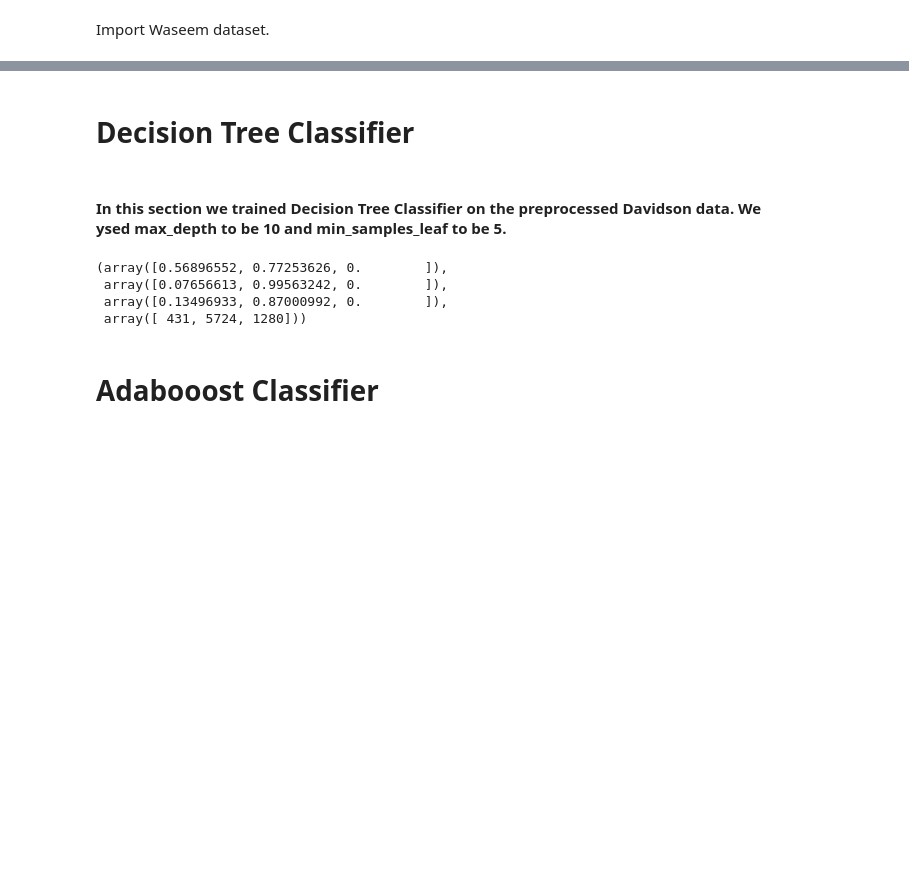
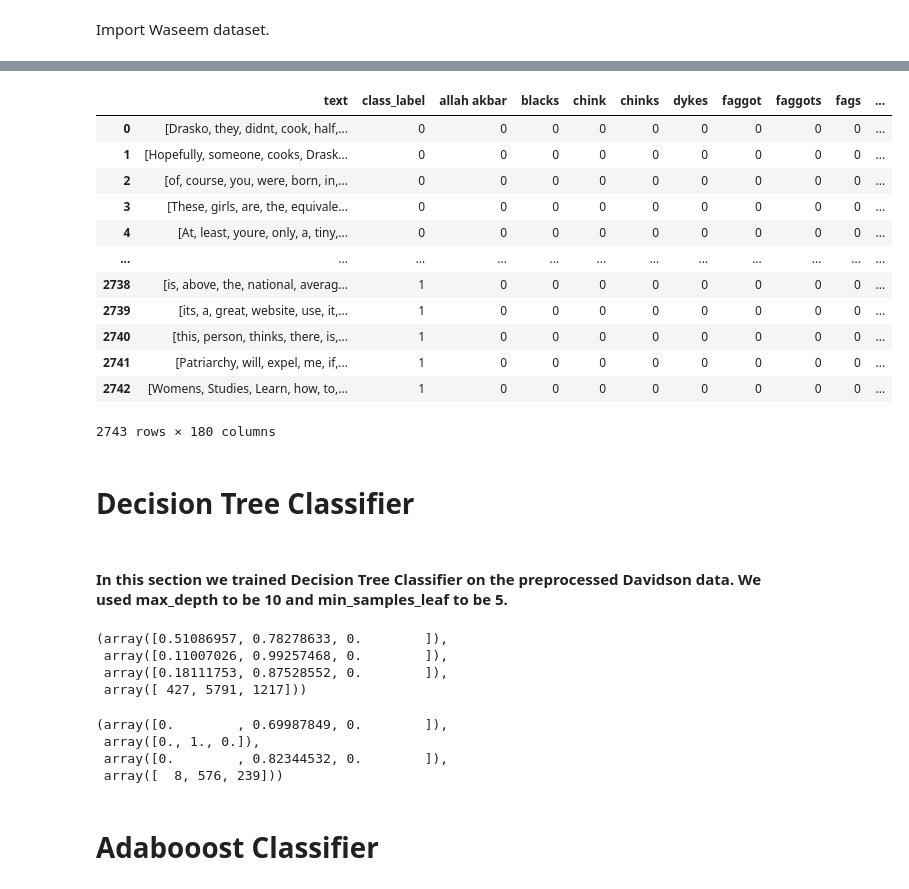
Before and after one commit to zuziamatysiak/cis419-hate-speech, a Jupyter notebook: colab notebooks/CIS_419_Project.ipynb, the cells around one changed output, grey strips where cells are left out. Cells and saved outputs as stored; diff of their text form; code cells hidden in the pictures; blank space fills up the shorter version.

```diff
--- a/colab notebooks/CIS_419_Project.ipynb
+++ b/colab notebooks/CIS_419_Project.ipynb
@@ -50,7 +49,8 @@ def tokenize_method1(df, col_name):
    return df
 # %%
 url_hate_speech_data = "https://raw.githubusercontent.com/t-davidson/hate-speech-and-offensive-language/master/data/labeled_data.csv"
-df_davidson = preprocessing_method1(url_hate_speech_data, "tweet")
+df_davidson = pd.read_csv(url_hate_speech_data)
+df_davidson = preprocessing_method1(df_davidson, "tweet")
 df_davidson
 # %% [output]
 |  | count | hate_speech | offensive_language | neither | class | tweet |
@@ -123,0 +132,5 @@ df_waseem
+# %%
+df_waseem['class_label'].loc[(df_waseem['class_label'] == "racism")] = 0
+df_waseem['class_label'].loc[(df_waseem['class_label'] == "sexism")] = 1
+df_waseem['class_label'].loc[(df_waseem['class_label'] == "none")] = 2
+df_waseem
@@ -124,10 +151,25 @@ df_waseem
 # %%
 for word in words:
   df_waseem[word] = df_waseem["text"].map(lambda x: 1 if word in x else 0)
+df_waseem
+# %% [output]
+|  | text | class_label | allah akbar | blacks | chink | chinks | dykes | faggot | faggots | fags | ... |
+| 0 | [Drasko, they, didnt, cook, half,... | 0 | 0 | 0 | 0 | 0 | 0 | 0 | 0 | 0 | ... |
+| 1 | [Hopefully, someone, cooks, Drask... | 0 | 0 | 0 | 0 | 0 | 0 | 0 | 0 | 0 | ... |
+| 2 | [of, course, you, were, born, in,... | 0 | 0 | 0 | 0 | 0 | 0 | 0 | 0 | 0 | ... |
+| 3 | [These, girls, are, the, equivale... | 0 | 0 | 0 | 0 | 0 | 0 | 0 | 0 | 0 | ... |
+| 4 | [At, least, youre, only, a, tiny,... | 0 | 0 | 0 | 0 | 0 | 0 | 0 | 0 | 0 | ... |
+| ... | ... | ... | ... | ... | ... | ... | ... | ... | ... | ... | ... |
+| 2738 | [is, above, the, national, averag... | 1 | 0 | 0 | 0 | 0 | 0 | 0 | 0 | 0 | ... |
+| 2739 | [its, a, great, website, use, it,... | 1 | 0 | 0 | 0 | 0 | 0 | 0 | 0 | 0 | ... |
+| 2740 | [this, person, thinks, there, is,... | 1 | 0 | 0 | 0 | 0 | 0 | 0 | 0 | 0 | ... |
+| 2741 | [Patriarchy, will, expel, me, if,... | 1 | 0 | 0 | 0 | 0 | 0 | 0 | 0 | 0 | ... |
+| 2742 | [Womens, Studies, Learn, how, to,... | 1 | 0 | 0 | 0 | 0 | 0 | 0 | 0 | 0 | ... |
+2743 rows × 180 columns
 # %% [markdown]
 # Decision Tree Classifier
 # %% [markdown]
-#### In this section we trained Decision Tree Classifier on the preprocessed Davidson data. We ysed max_depth to be 10 and min_samples_leaf to be 5.
+#### In this section we trained Decision Tree Classifier on the preprocessed Davidson data. We used max_depth to be 10 and min_samples_leaf to be 5.
 # %%
 from sklearn.tree import DecisionTreeClassifier
 from sklearn.metrics import precision_recall_fscore_support
@@ -141,16 +183,21 @@ def decision_tree_classifier(dataset):
   y_test_decision = y_test
   return precision_recall_fscore_support(y_test, decision_tree_preds)
 # %%
-decision_tree_metrics_davidson = decision_tree_classifier(df_davidson)
+decision_tree_metrics_davidson = decision_tree_classifier(df_davidson, labels_davidson, label_davidson)
 decision_tree_metrics_davidson
 # %% [output]
-(array([0.56896552, 0.77253626, 0.        ]),
- array([0.07656613, 0.99563242, 0.        ]),
- array([0.13496933, 0.87000992, 0.        ]),
- array([ 431, 5724, 1280]))
+(array([0.51086957, 0.78278633, 0.        ]),
+ array([0.11007026, 0.99257468, 0.        ]),
+ array([0.18111753, 0.87528552, 0.        ]),
+ array([ 427, 5791, 1217]))
 # %%
-# decision_tree_metrics_waseem = decision_tree_classifier(df_waseem)
-# decision_tree_metrics_waseem
+decision_tree_metrics_waseem = decision_tree_classifier(df_waseem, labels_waseem, label_waseem)
+decision_tree_metrics_waseem
+# %% [output]
+(array([0.        , 0.69987849, 0.        ]),
+ array([0., 1., 0.]),
+ array([0.        , 0.82344532, 0.        ]),
+ array([  8, 576, 239]))
 # %% [markdown]
 # Adabooost Classifier
 # %% [markdown]
```
Also changed, not shown: parts of 8 cells of this notebook, 2 other files.
